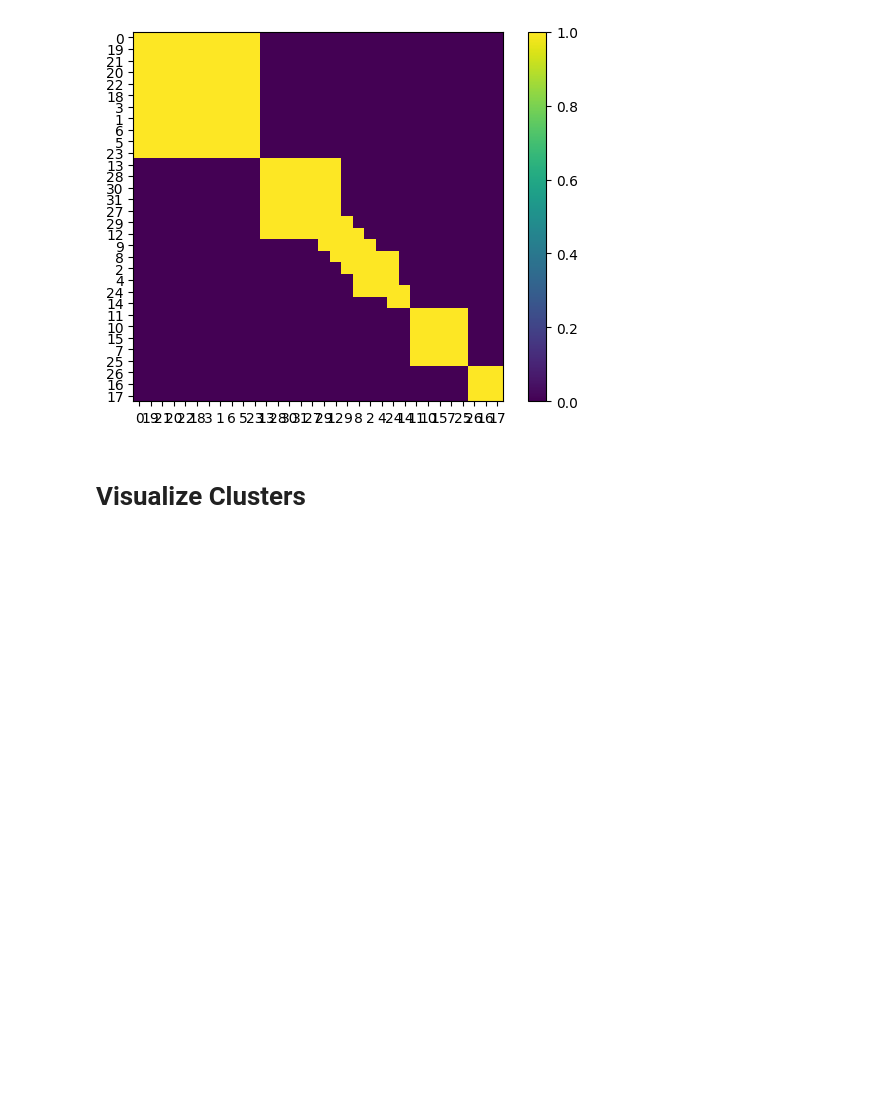
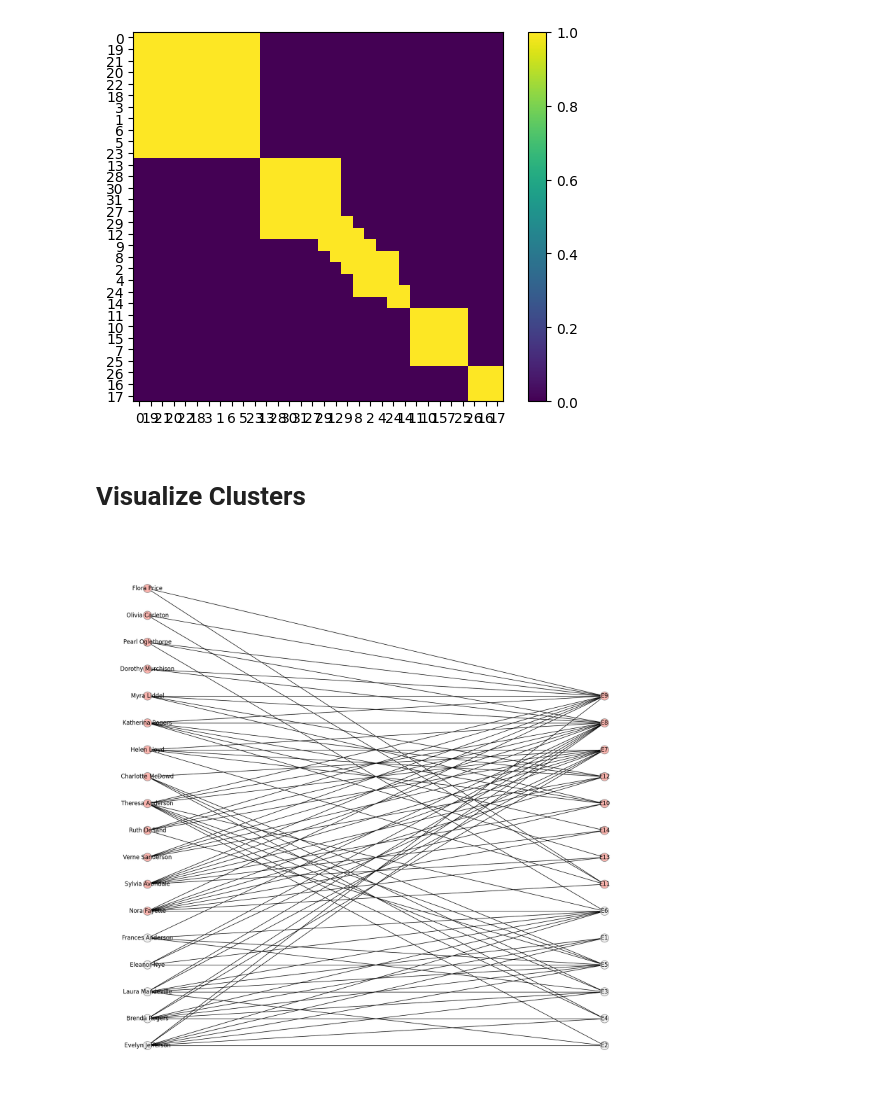
Before and after one commit to xiao278/svd_applications, a Jupyter notebook: community_detection_implementation.ipynb, the cells around one changed output. Cells and saved outputs as stored; diff of their text form; code cells hidden in the pictures; blank space fills up the shorter version.

```diff
--- a/community_detection_implementation.ipynb
+++ b/community_detection_implementation.ipynb
@@ -123,7 +127,8 @@ plt.show() #17-25
 # trying to algorithmically find the clusters
 # %%
 cluster_result = detect_cluster_structure(CM_REORDERED, 0.05)
-print(find_clusters(cluster_result))
+clusters = find_clusters(cluster_result)
+print(clusters)
 plt.imshow(cluster_result, cmap='viridis')
 plt.xticks(range(len(INDEX)), INDEX)
 plt.yticks(range(len(INDEX)), INDEX)
@@ -134,3 +139,11 @@ plt.show()
 [figure]
 # %% [markdown]
 # Visualize Clusters
+# %%
+pos = graphing_helper.bipartite_clustered_positioning(G, INDEX)
+node_colors = graphing_helper.get_colormappings(G, INDEX, [clusters[0]])
+
+plt.figure(figsize=(16, 16))
+nx.draw(G, pos=pos, with_labels=True, edge_color="black", node_color=node_colors, edgecolors='gray')
+# %% [output]
+[figure, added]
```
Also changed, not shown: parts of 2 cells of this notebook, 2 other files.
